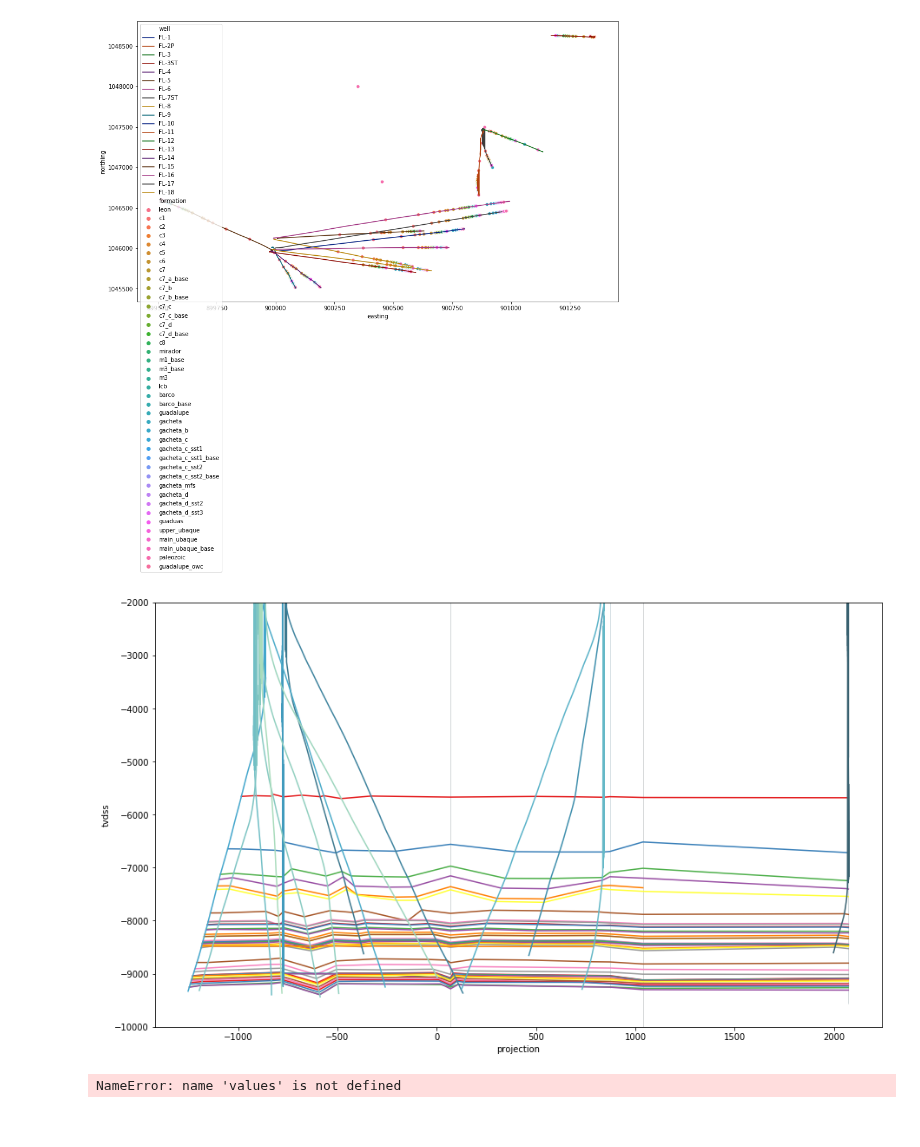
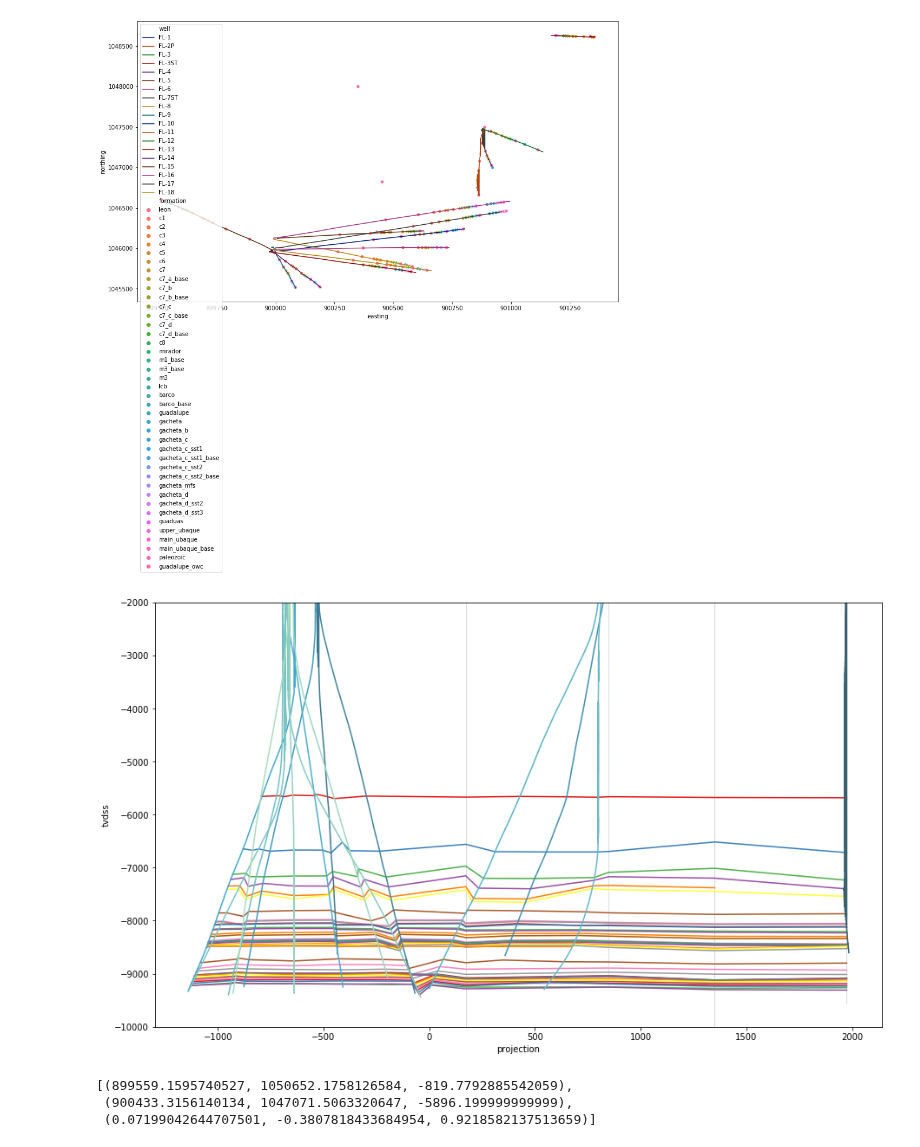
Before and after one commit to scuervo91/reservoirpy, a Jupyter notebook: examples/welllogs/2-field/field.ipynb, the cells around one changed output. Cells and saved outputs as stored; diff of their text form; code cells hidden in the pictures.

```diff
--- a/examples/welllogs/2-field/field.ipynb
+++ b/examples/welllogs/2-field/field.ipynb
@@ -168,15 +167,17 @@ sns.scatterplot(x='easting',y='northing',data=fl.wells_tops(), hue='formation',
 [figure]
 # %%
 fig,ax = plt.subplots(figsize=(15,9))
-fl.structural_view(azi=30,ax=ax,legend=False, ylims=[-2000,-10000])
+fl.structural_view(azi=0,ax=ax,legend=False, ylims=[-2000,-10000])
 # %% [output]
-[figure, old version]
+[figure, new version]
 # %%
 str_vtk = fl.structural_view_vtk()
 # %%
 p = pv.Plotter(notebook=False)
-p.add_mesh(str_vtk,scalars=values)
-p.set_scale(zscale=0.5)
+p.add_mesh(str_vtk)
+p.set_scale(zscale=0.3048)
 p.show()
 # %% [output]
-NameError: name 'values' is not defined
+[(899559.1595740527, 1050652.1758126584, -819.7792885542059),
+ (900433.3156140134, 1047071.5063320647, -5896.199999999999),
+ (0.07199042644707501, -0.3807818433684954, 0.9218582137513659)]
```
Also changed, not shown: parts of 3 cells of this notebook, 1 other file.
